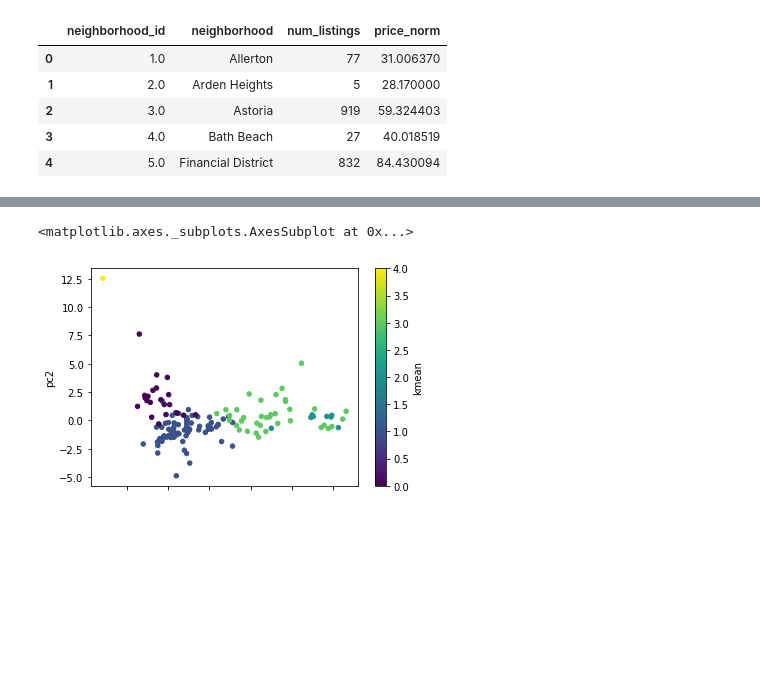
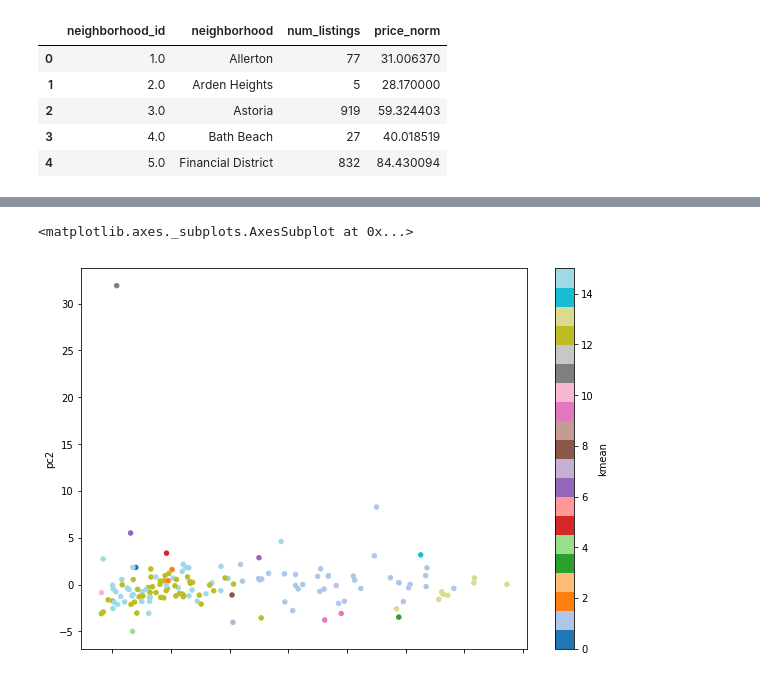
Before and after one commit to ericazhou7/neighborhood-similarity, a Jupyter notebook: airbnb_features.ipynb, the cells around one changed output, grey strips where cells are left out. Drawn from its saved outputs; the diff is of its cells as text; code cells hidden in the pictures; blank space fills up the shorter version.

```diff
--- a/airbnb_features.ipynb
+++ b/airbnb_features.ipynb
@@ -439,5 +467,5 @@ merged.to_csv('cleaned_data/airbnb.csv')
 # %%
-quant_features = merged.columns[2:]
+quant_features = merged.columns[4:]
 print(quant_features)
 features = merged.loc[:, quant_features].values
 features = StandardScaler().fit_transform(features)
@@ -467,0 +493,6 @@ array([[-0.3953015 , -0.7411102 , -0.27728794, ..., -0.46987286,
+# %%
+from sklearn.decomposition import PCA
+pca = PCA(n_components=2)
+principalComponents = pca.fit_transform(features)
+pcaDf = pd.DataFrame(data = principalComponents, columns = ['pc1','pc2'])
+pca.explained_variance_ratio_
@@ -468,5 +540,5 @@ array([[-0.3953015 , -0.7411102 , -0.27728794, ..., -0.46987286,
 # %%
-Kmean = KMeans(n_clusters=5)
+Kmean = KMeans(n_clusters=16)
 Kmean.fit(features)
 # %% [output]
 KMeans(algorithm='auto', copy_x=True, init='k-means++', max_iter=300,
@@ -525,5 +569,5 @@ array([0.14242846, 0.07068853])
 # %%
-finalDf = pd.concat([principalDf, merged[['kmean','neighborhood_id']]], axis = 1)
-finalDf.head()
+pcaDf = pd.concat([pcaDf, merged[['kmean','neighborhood_id']]], axis = 1)
+pcaDf.head()
 # %% [output]
 |  | pc1 | pc2 | kmean | neighborhood_id |
@@ -535,5 +601,5 @@ finalDf.head()
 # %%
-finalDf.plot.scatter(x='pc1',y='pc2',c='kmean',colormap = 'viridis')
+pcaDf.plot.scatter(x='pc1',y='pc2',c='kmean',colormap = 'tab20',figsize=(10,7))
 # %% [output]
 <matplotlib.axes._subplots.AxesSubplot at 0x...>
-[figure, old version]
+[figure, new version]
```
Also changed, not shown: parts of 35 cells of this notebook, 4 other files.
